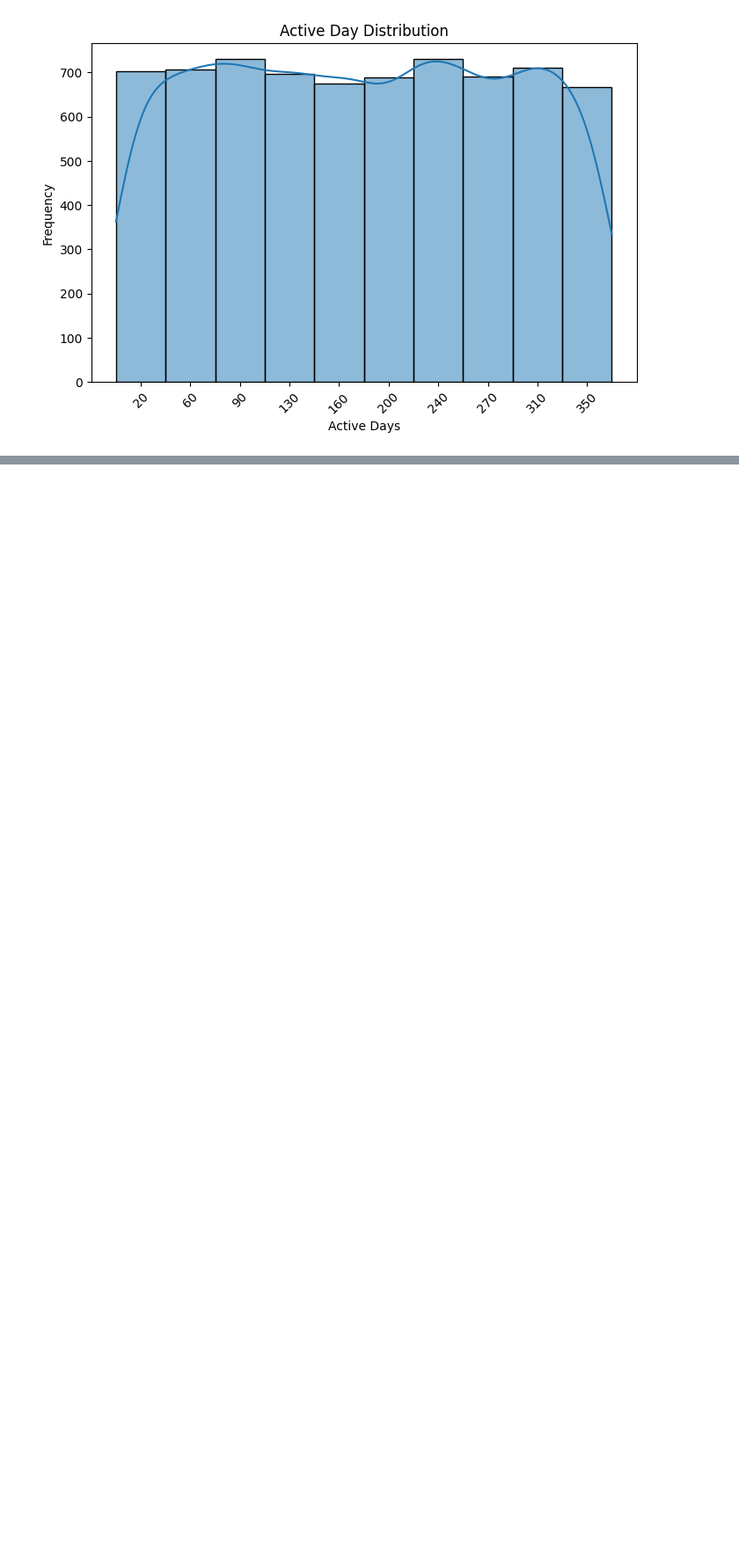
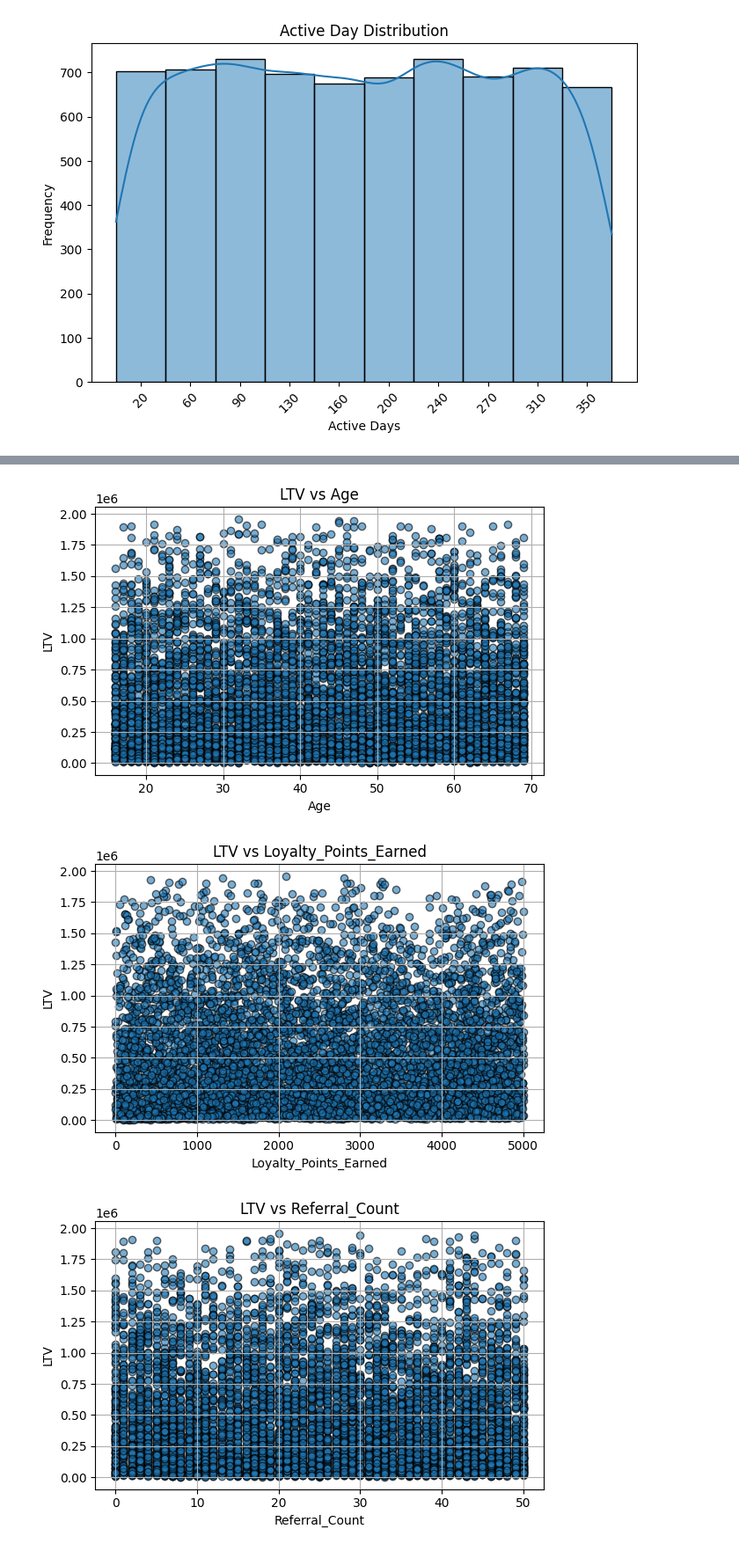
Before and after one commit to Dipsomancer/LTV, a Jupyter notebook: main.ipynb, the cells around one changed output, grey strips where cells are left out. Shown at 88% size. Drawn from its saved outputs; the diff is of its cells as text; code cells hidden in the pictures; blank space fills up the shorter version.

```diff
--- a/main.ipynb
+++ b/main.ipynb
@@ -328,0 +382,3 @@ plt.show()
+# %%
+# Apply LTV Calculation
+df = calculate_ltv(df)
@@ -328,0 +443,22 @@ plt.show()
+# %%
+# Define the selected feature columns based on your list
+feature_columns = [
+    "Age", "Loyalty_Points_Earned", "Referral_Count", "Cashback_Received",
+    "Support_Tickets_Raised", "Issue_Resolution_Time", "Customer_Satisfaction_Score",
+    "Location_Rural", "Location_Suburban", "Location_Urban",
+    "Income_Level_Low", "Income_Level_Middle", "Income_Level_High",
+    "App_Usage_Frequency_Daily", "App_Usage_Frequency_Monthly", "App_Usage_Frequency_Weekly",
+    "Preferred_Payment_Method_Credit Card", "Preferred_Payment_Method_Debit Card",
+    "Preferred_Payment_Method_UPI", "Preferred_Payment_Method_Wallet Balance"
+]
+
+# Ensure only the specified feature columns are used
+X = df[feature_columns]
+y = df[['LTV']]  # Target variables
+
+# Split dataset into training (80%) and testing (20%)
+X_train, X_test, y_train, y_test = train_test_split(X, y, test_size=0.2, random_state=42)
+
+# Save the training and testing sets as CSV files if needed
+train_df = pd.concat([X_train, y_train], axis=1)
+test_df = pd.concat([X_test, y_test], axis=1)
@@ -328,0 +506,15 @@ plt.show()
+# %%
+# Iterate through each feature column and create a scatter plot with LTV
+for feature in feature_columns:
+    plt.figure(figsize=(6, 4))
+    plt.scatter(df[feature], df["LTV"], alpha=0.6, edgecolors='k')
+    plt.xlabel(feature)
+    plt.ylabel("LTV")
+    plt.title(f"LTV vs {feature}")
+    plt.grid(True)
+    plt.tight_layout()
+    plt.show()
+# %% [output]
+[figure, added]
+[figure, added]
+[figure, added]
```
Also changed, not shown: parts of 12 cells of this notebook.
